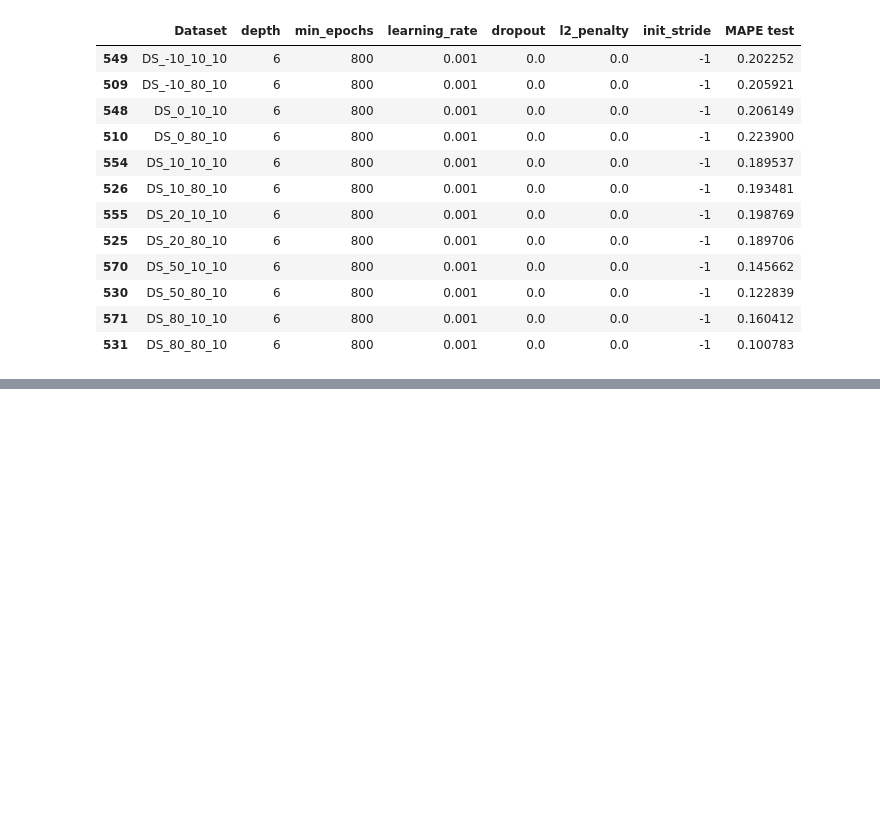
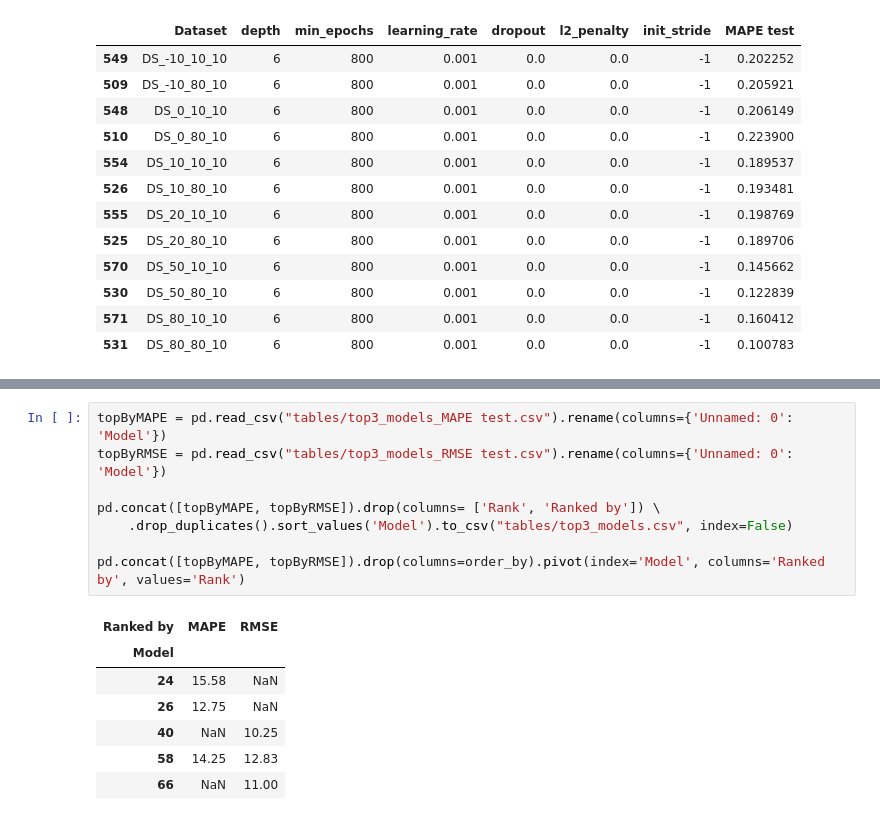
Before and after one commit to Whitesheep18/retinal-ecap-detection, a Jupyter notebook: results/tuning_results.ipynb, the cells around one changed output, grey strips where cells are left out. Drawn from its saved outputs; the diff is of its cells as text; blank space fills up the shorter version.

```diff
--- a/results/tuning_results.ipynb
+++ b/results/tuning_results.ipynb
@@ -393,0 +312,16 @@ results.sort_values(by=rank_by).head(3)
+# %%
+topByMAPE = pd.read_csv("tables/top3_models_MAPE test.csv").rename(columns={'Unnamed: 0': 'Model'})
+topByRMSE = pd.read_csv("tables/top3_models_RMSE test.csv").rename(columns={'Unnamed: 0': 'Model'})
+
+pd.concat([topByMAPE, topByRMSE]).drop(columns= ['Rank', 'Ranked by']) \
+    .drop_duplicates().sort_values('Model').to_csv("tables/top3_models.csv", index=False)
+
+pd.concat([topByMAPE, topByRMSE]).drop(columns=order_by).pivot(index='Model', columns='Ranked by', values='Rank')
+# %% [output]
+| Ranked by | MAPE | RMSE |
+| Model |  |  |
+| 24 | 15.58 | NaN |
+| 26 | 12.75 | NaN |
+| 40 | NaN | 10.25 |
+| 58 | 14.25 | 12.83 |
+| 66 | NaN | 11.00 |
```
Also changed, not shown: parts of 12 cells of this notebook.
